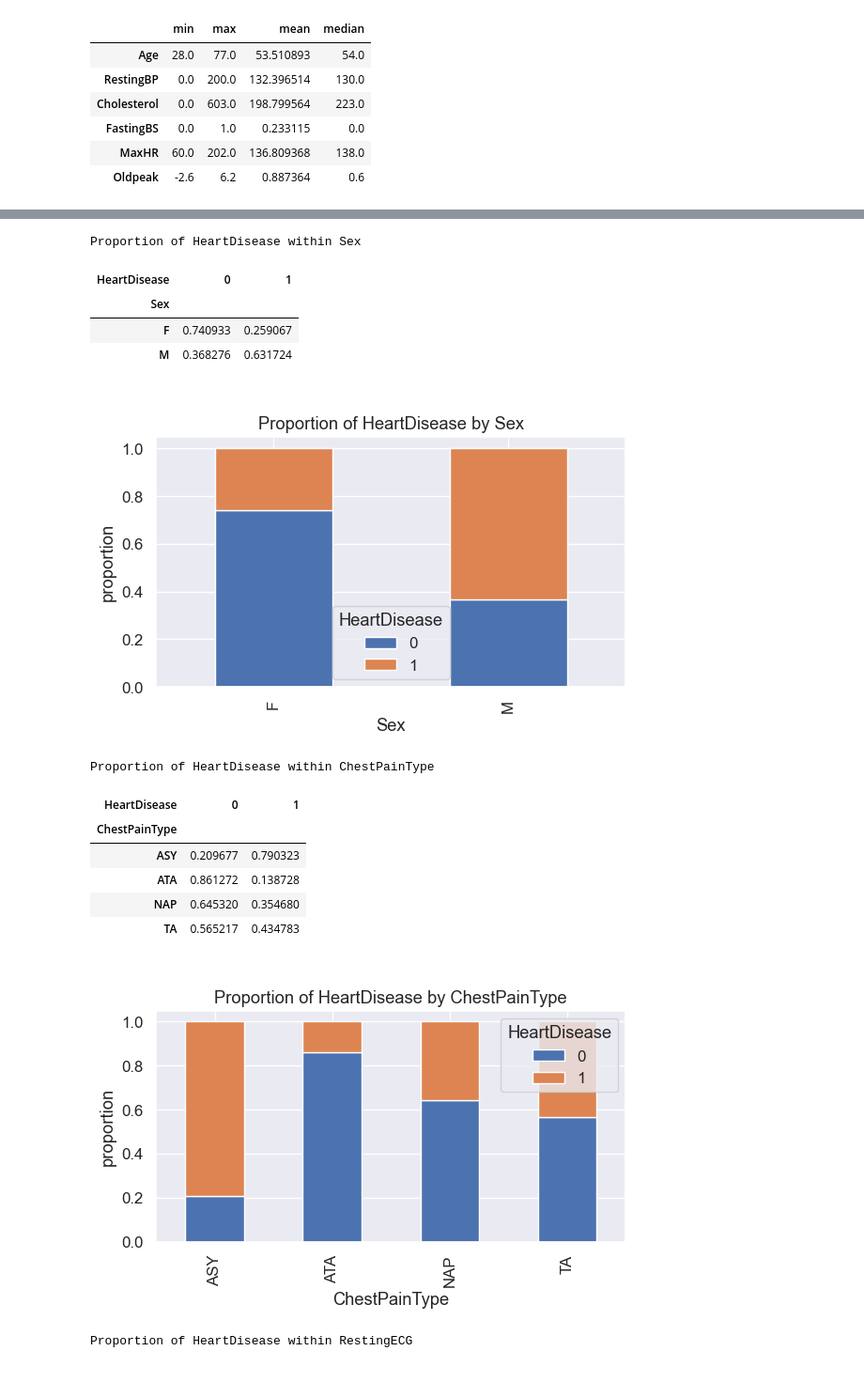
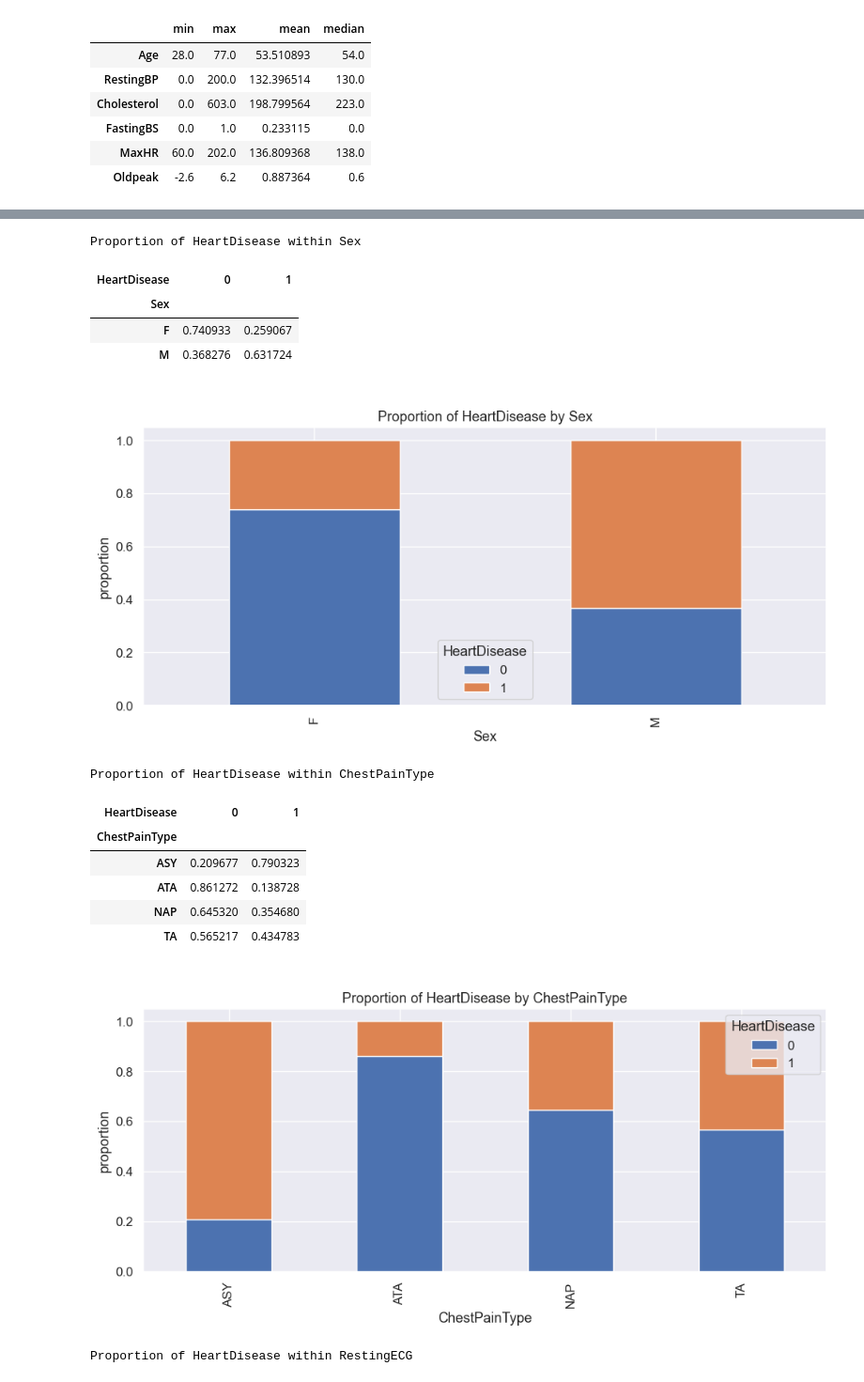
Before and after one commit to mahmodul-50/Heart_Failure_Prediction, a Jupyter notebook: file1.ipynb, the cells around one changed output, grey strips where cells are left out. Shown at 94% size. Drawn from its saved outputs; the diff is of its cells as text; code cells hidden in the pictures.

Commit message:
Update all plot

```diff
--- a/file1.ipynb
+++ b/file1.ipynb
@@ -127,0 +189,16 @@ Length: 3, dtype: str
+# %%
+for i in numeric_cols:
+    ct = pd.crosstab(df[i], df[target_col])
+    ct = ct[ct[1] > 0]
+    display(ct)
+    df[i].hist(bins=50, figsize=(10, 5))
+    # ct.hist()
+    ct.plot(kind="bar", figsize=(10, 5))
+    # plt.suptitle(f"HeartDisease Dataset Analysis")
+    plt.title(f"Distribution of {i}")
+    plt.xlabel(i)
+    plt.ylabel("frequency")
+    # plt.xticks(rotation=90)
+    plt.tight_layout()
+    # print(ct)
+    plt.show()
@@ -128,22 +268,23 @@ Length: 3, dtype: str
 # %%
 for i in categorical_cols:
     ct = pd.crosstab(df[i], df[target_col], normalize="index")
     print(f"\nProportion of HeartDisease within {i}")
     display(ct)
 
-    ct.plot(kind="bar", stacked=True, figsize=(6, 4))
+    ct.plot(kind="bar", stacked=True, figsize=(10, 5))
+
     plt.title(f"\nProportion of HeartDisease by {i}")
     plt.ylabel("proportion")
     plt.xticks()
     plt.tight_layout()
     plt.show()
 # %% [output]
 Proportion of HeartDisease within Sex
 | HeartDisease | 0 | 1 |
 | Sex |  |  |
 | F | 0.740933 | 0.259067 |
 | M | 0.368276 | 0.631724 |
-[figure, old version]
+[figure, new version]
 Proportion of HeartDisease within ChestPainType
 | HeartDisease | 0 | 1 |
 | ChestPainType |  |  |
@@ -151,7 +292,7 @@ Proportion of HeartDisease within ChestPainType
 | ATA | 0.861272 | 0.138728 |
 | NAP | 0.645320 | 0.354680 |
 | TA | 0.565217 | 0.434783 |
-[figure, old version]
+[figure, new version]
 Proportion of HeartDisease within RestingECG
 | HeartDisease | 0 | 1 |
 | RestingECG |  |  |
```
Also changed, not shown: parts of 12 cells of this notebook.
